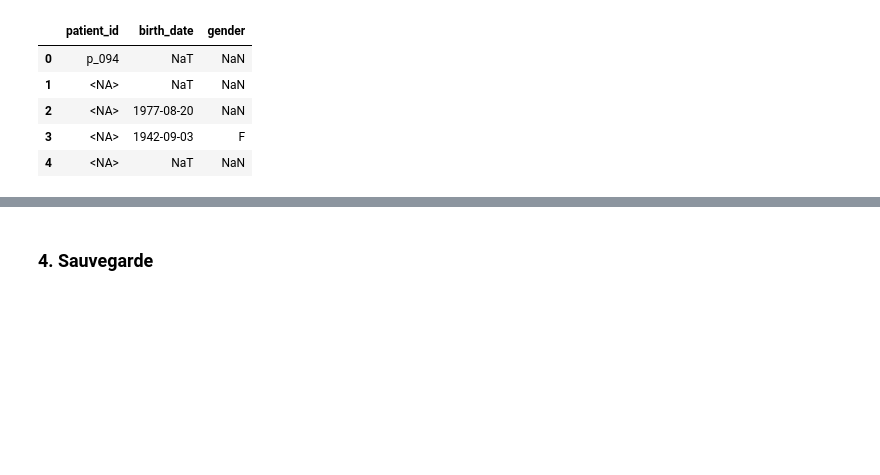
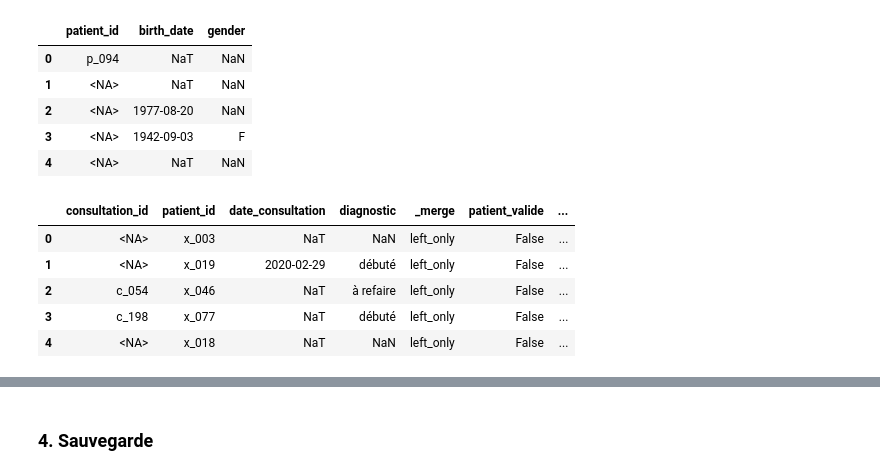
Before and after one commit to leagravellard/Mise_en_situation---REF-DATA, a Jupyter notebook: I. Traitement de données en Python/notebook/exploration.ipynb, the cells around one changed output, grey strips where cells are left out. Drawn from its saved outputs; the diff is of its cells as text; code cells hidden in the pictures; blank space fills up the shorter version.

```diff
--- a/I. Traitement de données en Python/notebook/exploration.ipynb
+++ b/I. Traitement de données en Python/notebook/exploration.ipynb
@@ -536,0 +535,9 @@ df_joined["mois_consultation"] = (
+# %%
+df_joined.head()
+# %% [output]
+|  | consultation_id | patient_id | date_consultation | diagnostic | _merge | patient_valide | ... |
+| 0 | <NA> | x_003 | NaT | NaN | left_only | False | ... |
+| 1 | <NA> | x_019 | 2020-02-29 | débuté | left_only | False | ... |
+| 2 | c_054 | x_046 | NaT | à refaire | left_only | False | ... |
+| 3 | c_198 | x_077 | NaT | débuté | left_only | False | ... |
+| 4 | <NA> | x_018 | NaT | NaN | left_only | False | ... |
```
Also changed, not shown: parts of 5 cells of this notebook, 2 other files.
